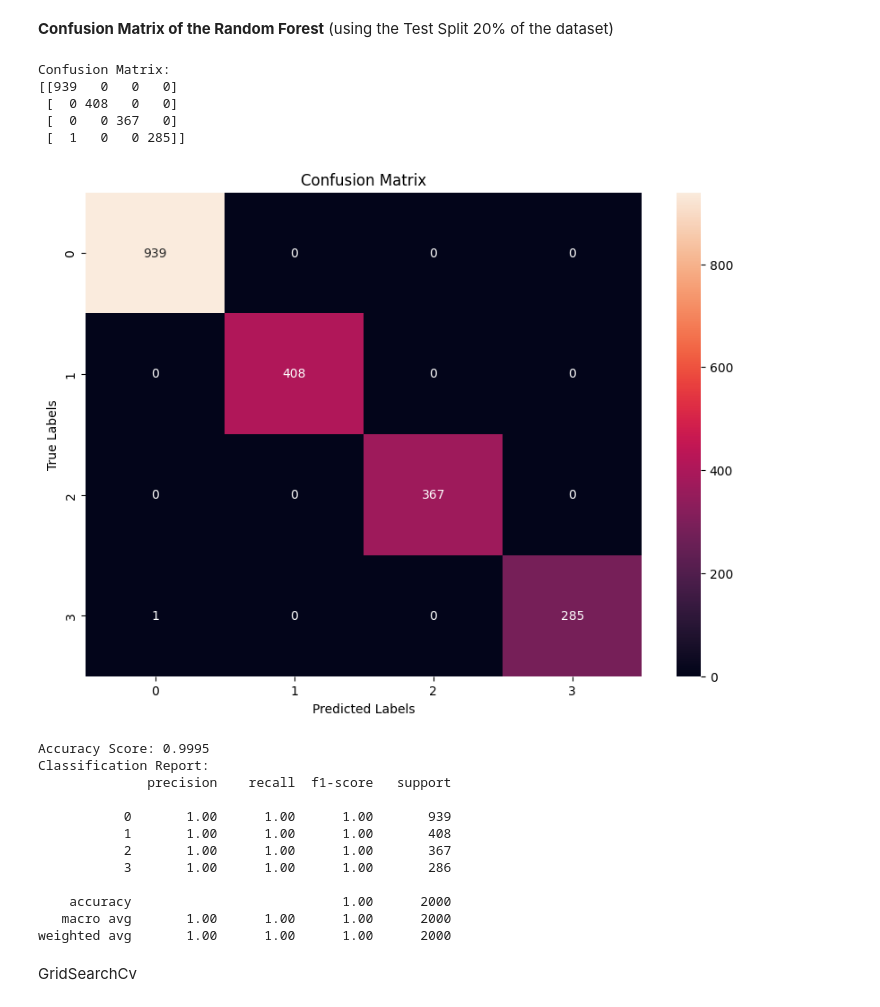
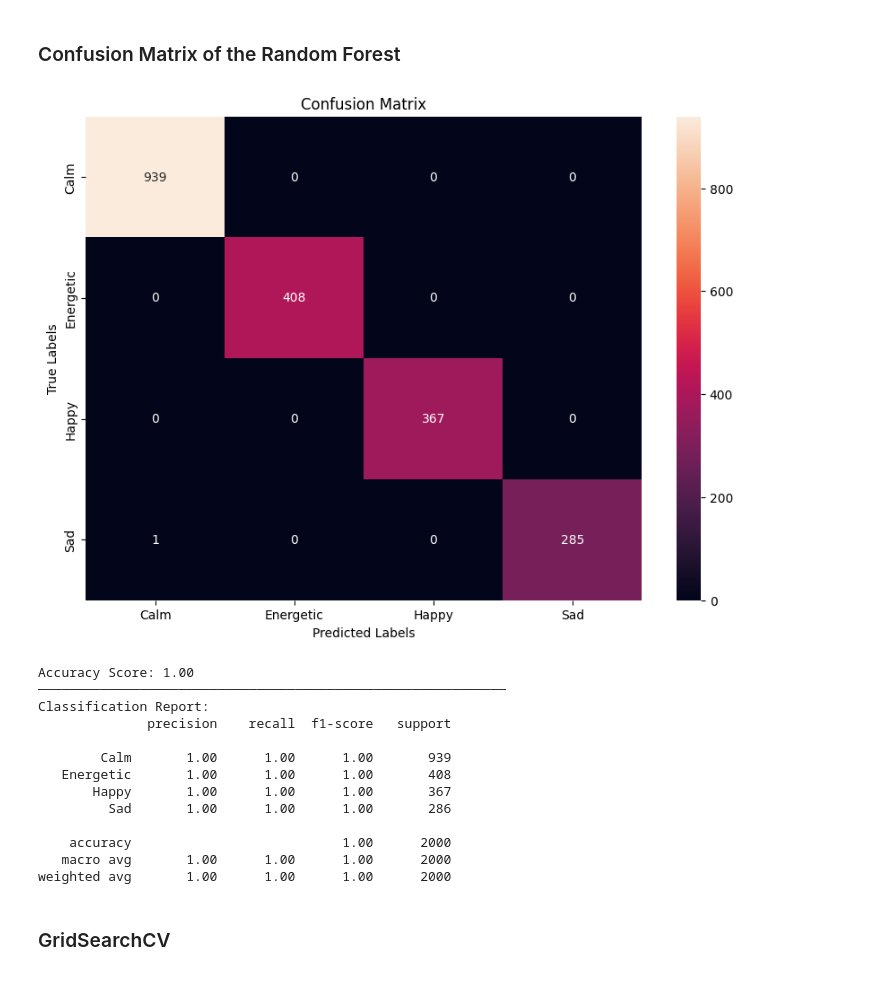
Before and after one commit to RafidUl-Karim/Moodify, a Jupyter notebook: Notebooks/Random Forest.ipynb, the cells around one changed output. Drawn from its saved outputs; the diff is of its cells as text; code cells hidden in the pictures.

```diff
--- a/Notebooks/Random Forest.ipynb
+++ b/Notebooks/Random Forest.ipynb
@@ -14,8 +14,7 @@ import matplotlib.pyplot as plt
 
 warnings.filterwarnings('ignore')
 
-data_path = 'E:/Datasets/CSE445 Dataset/10k_songs_analysed.csv'
-df = pd.read_csv(data_path)
+df = pd.read_csv('Spotify_10k.csv')
 df = df.drop(columns=['Unnamed: 0', 'artist_name', 'track_name', 'track_id', 'year', 'genre', 'mode', 'popularity', 'duration_ms', 'time_signature'])
 
 X = df[['energy', 'valence', 'acousticness', 'tempo', 'loudness']]
@@ -62,40 +43,39 @@ Accuracy Score:  0.9995
-# %% [markdown]
-__Confusion Matrix of the Random Forest__ (using the Test Split 20% of the dataset)
+# %% [markdown]
+### Confusion Matrix of the Random Forest
 # %%
-cm = confusion_matrix(y_test, y_pred)
-print("Confusion Matrix:")
-print(cm)
+y_test_labels = encoder.inverse_transform(y_test)
+y_pred_labels = encoder.inverse_transform(y_pred)
 
-plt.figure(figsize=(10,7))
-sns.heatmap(cm, annot=True, fmt='g')
+cm = confusion_matrix(y_test_labels, y_pred_labels)
+
+plt.figure(figsize=(10, 7))
+sns.heatmap(cm, annot=True, fmt='g', xticklabels=encoder.classes_, yticklabels=encoder.classes_)
 plt.title('Confusion Matrix')
 plt.xlabel('Predicted Labels')
 plt.ylabel('True Labels')
 plt.show()
 
-print("Accuracy Score:", accuracy_score(y_test, y_pred))
+accuracy = accuracy_score(y_test_labels, y_pred_labels)
+print(f"Accuracy Score: {accuracy:.2f}")
+print("─" * 60)
 print("Classification Report:")
-print(classification_report(y_test, y_pred))
+print(classification_report(y_test_labels, y_pred_labels))
 # %% [output]
+[figure, new version]
-Confusion Matrix:
-[[939   0   0   0]
- [  0 408   0   0]
- [  0   0 367   0]
- [  1   0   0 285]]
+Accuracy Score: 1.00
+────────────────────────────────────────────────────────────
+Classification Report:
+              precision    recall  f1-score   support
+
+        Calm       1.00      1.00      1.00       939
+   Energetic       1.00      1.00      1.00       408
+       Happy       1.00      1.00      1.00       367
+         Sad       1.00      1.00      1.00       286
+
+    accuracy                           1.00      2000
+   macro avg       1.00      1.00      1.00      2000
+weighted avg       1.00      1.00      1.00      2000
-[figure, old version]
-Accuracy Score: 0.9995
-Classification Report:
-              precision    recall  f1-score   support
-
-           0       1.00      1.00      1.00       939
-           1       1.00      1.00      1.00       408
-           2       1.00      1.00      1.00       367
-           3       1.00      1.00      1.00       286
-
-    accuracy                           1.00      2000
-   macro avg       1.00      1.00      1.00      2000
-weighted avg       1.00      1.00      1.00      2000
-# %% [markdown]
-GridSearchCv
+# %% [markdown]
+### GridSearchCV
 # %%
 from sklearn.model_selection import GridSearchCV
```
Also changed, not shown: parts of 10 cells of this notebook.
